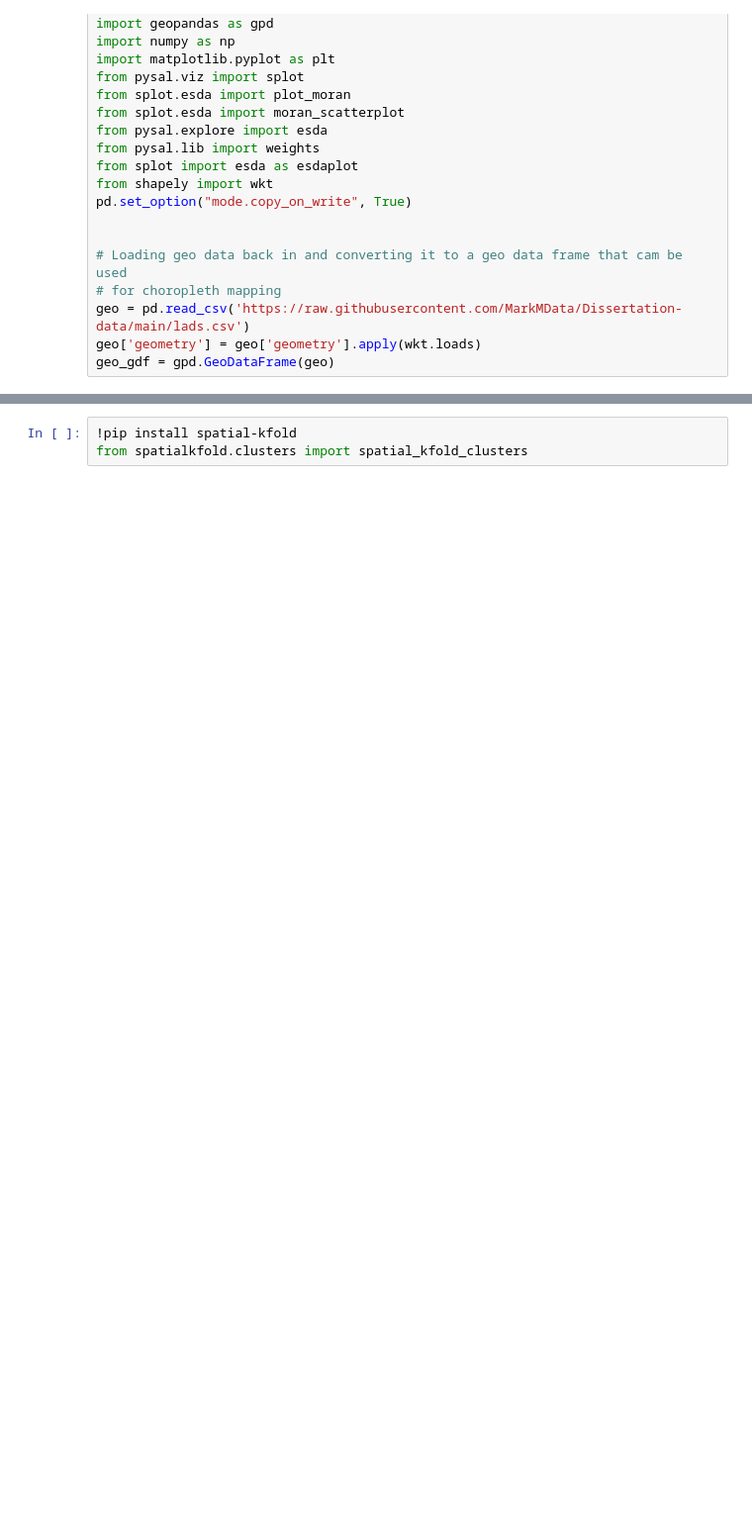
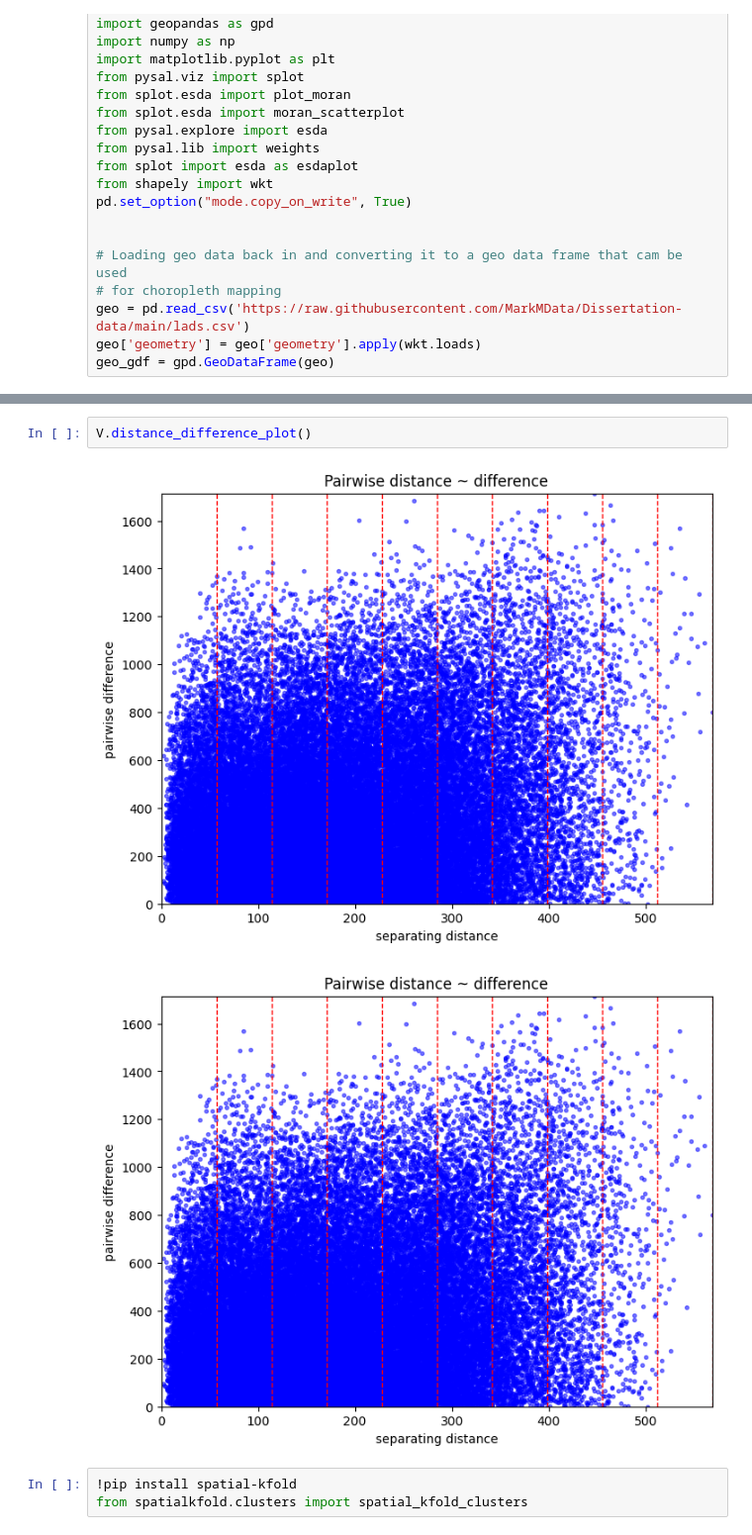
Before and after one commit to MarkMData/DABI_project, a Jupyter notebook: Diss_workflow1.ipynb, the cells around one changed output, grey strips where cells are left out. Shown at 99% size. Saved outputs shown, nothing was run; the diff lists cells and outputs as text; blank space fills up the shorter version.

```diff
--- a/Diss_workflow1.ipynb
+++ b/Diss_workflow1.ipynb
@@ -67,3 +85,8 @@ V.plot()
+# %%
+V.distance_difference_plot()
+# %% [output]
+[figure, added]
+[figure, added]
 # %%
 !pip install spatial-kfold
 from spatialkfold.clusters import spatial_kfold_clusters
```
Also changed, not shown: parts of 16 cells of this notebook.
